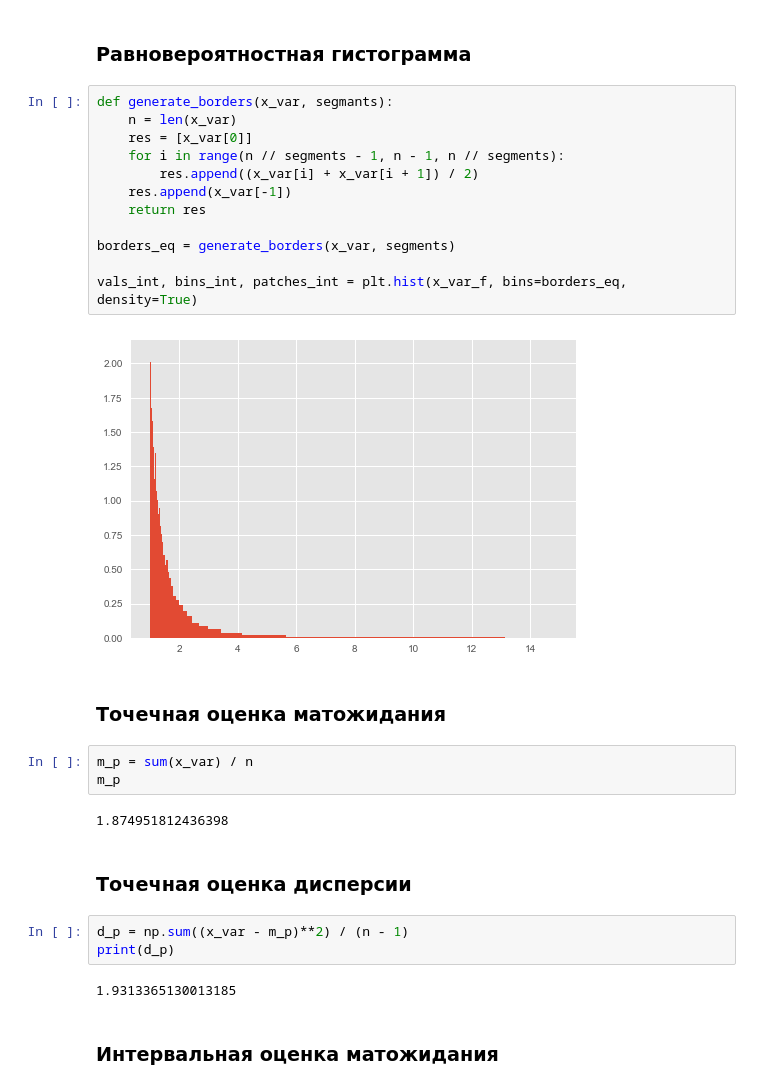
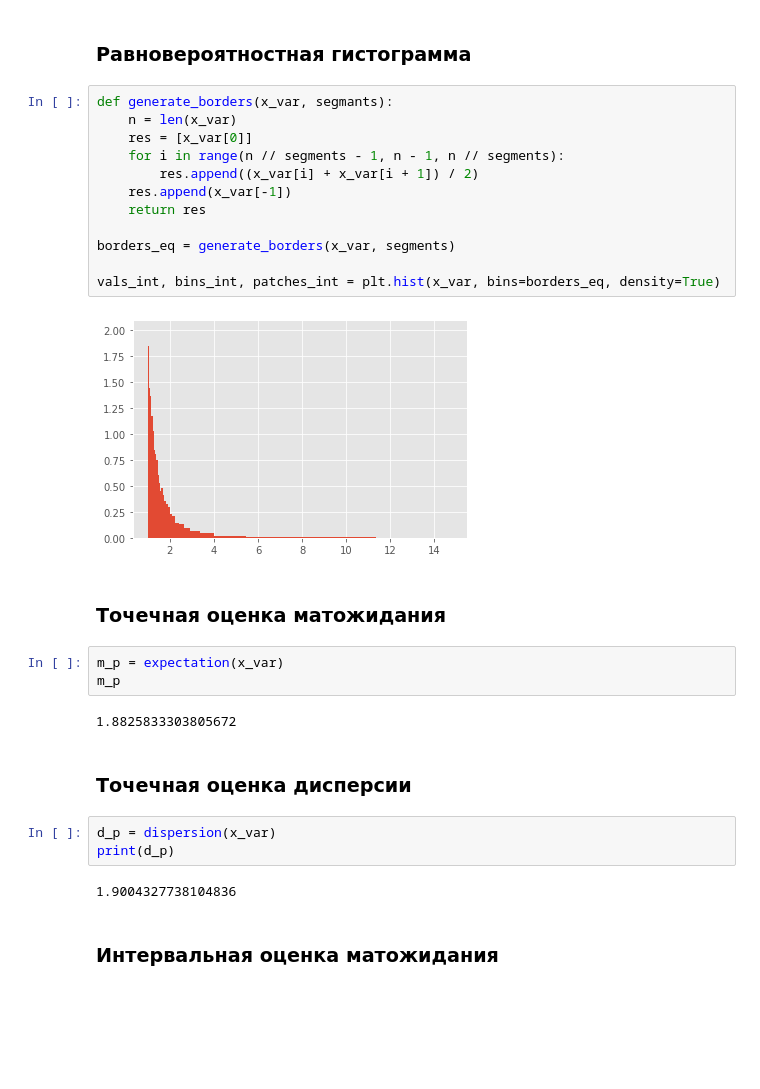
Before and after one commit to andrew-kulikov/matmod, a Jupyter notebook: src/lab1_basic_randoms.ipynb, the cells around one changed output. Saved outputs shown, nothing was run; the diff lists cells and outputs as text; blank space fills up the shorter version.

```diff
--- a/src/lab1_basic_randoms.ipynb
+++ b/src/lab1_basic_randoms.ipynb
@@ -174,31 +210,31 @@ _ = plt.step(x_var, F)
 # %%
 def generate_borders(x_var, segmants):
     n = len(x_var)
     res = [x_var[0]]
     for i in range(n // segments - 1, n - 1, n // segments):
         res.append((x_var[i] + x_var[i + 1]) / 2)
     res.append(x_var[-1])
     return res
 
 borders_eq = generate_borders(x_var, segments)
 
-vals_int, bins_int, patches_int = plt.hist(x_var_f, bins=borders_eq, density=True)
+vals_int, bins_int, patches_int = plt.hist(x_var, bins=borders_eq, density=True)
 # %% [output]
-[figure, old version]
+[figure, new version]
 # %% [markdown]
 ### Точечная оценка матожидания
 # %%
-m_p = sum(x_var) / n
+m_p = expectation(x_var)
 m_p
 # %% [output]
-1.874951812436398
+1.8825833303805672
 # %% [markdown]
 ### Точечная оценка дисперсии
 # %%
-d_p = np.sum((x_var - m_p)**2) / (n - 1)
+d_p = dispersion(x_var)
 print(d_p)
 # %% [output]
-1.9313365130013185
+1.9004327738104836
 # %% [markdown]
 ### Интервальная оценка матожидания
 # %%
```
Also changed, not shown: parts of 27 cells of this notebook, 1 other file.
